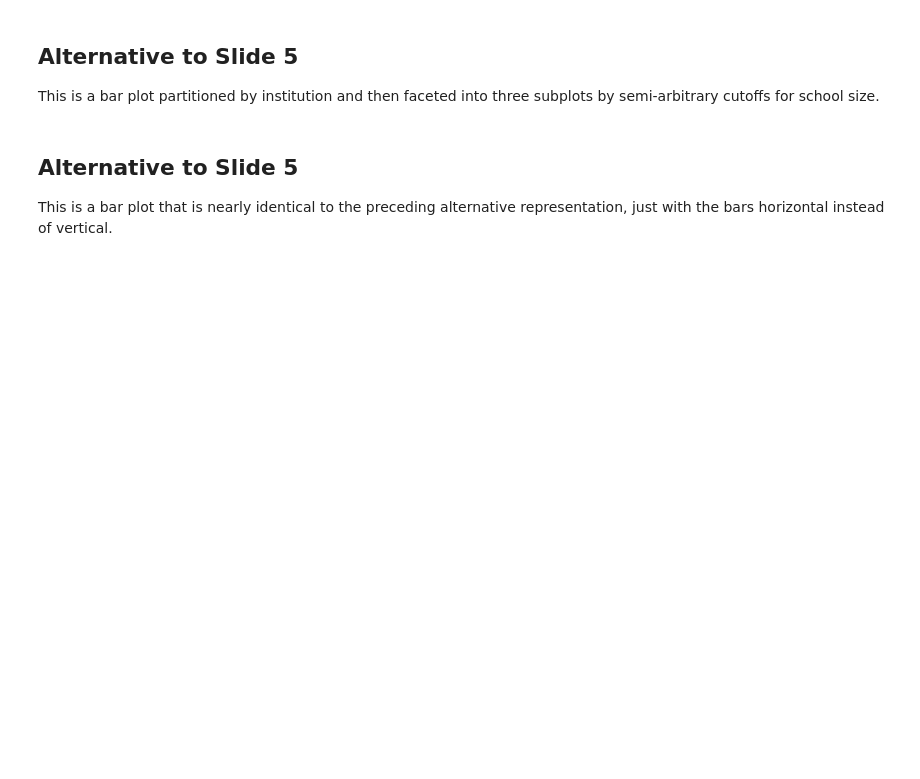
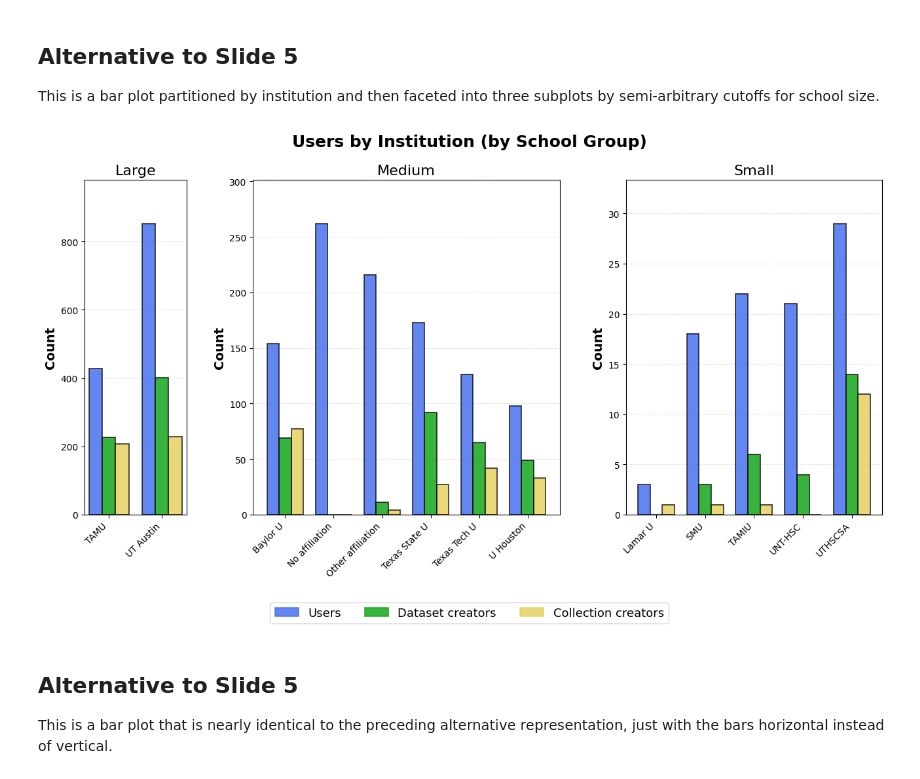
Before and after one commit to TexasDigitalLibrary/tdr-assessment-scripts, a Jupyter notebook: tcdl-graphs.ipynb, the cells around one changed output. Cells and saved outputs as stored; diff of their text form; code cells hidden in the pictures; blank space fills up the shorter version.

```diff
--- a/tcdl-graphs.ipynb
+++ b/tcdl-graphs.ipynb
@@ -402,7 +469,7 @@ This is a bar plot partitioned by institution and then faceted into three subplo
 width_ratios = [len(schools) for schools in school_groups.values()]
 
 # Create figure with GridSpec
-fig = plt.figure(figsize=(14, 7))
+fig = plt.figure(figsize=(img_width, img_height))
 gs = GridSpec(1, 3, width_ratios=width_ratios, wspace=0.3)
 
 bar_width = 0.25
@@ -432,39 +499,41 @@ for idx, (group_name, schools) in enumerate(school_groups.items()):
         # Create a mapping of institution to total for this category
         values = [category_data[category_data['institution'] == inst]['total'].values[0]
                   if inst in category_data['institution'].values else 0
                   for inst in institutions_in_group]
 
         ax.bar(x_pos + (i - 1) * bar_width, values, bar_width,
                label=category, color=colors[category], edgecolor='black', linewidth=1.2, alpha=0.8)
 
         # # Add value labels on top of bars
         # for j, val in enumerate(values):
         #     if val > 0:
         #         ax.text(j + (i - 1) * bar_width, val + (y_max * 0.01), f'{int(val)}',
         #                 ha='center', va='bottom', fontsize=10)
 
     ax.set_xticks(x_pos)
     ax.set_xticklabels(institutions_in_group, rotation=45, ha='right')
     ax.set_ylabel('Count', fontsize=14, fontweight='bold')
-    ax.set_xlabel('', fontsize=11, fontweight='bold')
-    ax.set_title(group_name, fontsize=16)
-    ax.grid(axis='y', alpha=0.3, linestyle='--')
+    ax.set_xlabel('', fontsize=legend_font, fontweight='bold')
+    ax.set_title(group_name, fontsize=axis_font)
+    ax.grid(axis='y', alpha=alpha, linestyle='--')
     ax.set_axisbelow(True)
-    ax.legend(fontsize=9, loc='upper right')  # Keep individual legends for now
+    ax.legend(fontsize=legend_font, loc='upper right')  # Keep individual legends for now
 
 # Remove individual legends and create a single shared legend
 for ax in fig.get_axes():
     ax.get_legend().remove()
 
 # Create shared legend below the plots
 handles = [plt.Rectangle((0, 0), 1, 1, color=colors[cat], edgecolor='black', linewidth=1.2, alpha=0.8)
            for cat in categories]
 fig.legend(handles, categories, loc='lower center', bbox_to_anchor=(0.5, -0.1),
-           ncol=3, fontsize=12, frameon=True)
+           ncol=3, fontsize=legend_font, frameon=True)
 
-fig.suptitle('Users by Institution (by School Group)', fontsize=18, fontweight='bold', y=0.98)
+fig.suptitle('Users by Institution (by School Group)', fontsize=title_font, fontweight='bold', y=0.98)
 plt.subplots_adjust(left=0.08, right=0.95, top=0.88, bottom=0.15)
 plt.show()
+# %% [output]
+[figure, added]
 # %% [markdown]
 ## Alternative to Slide 5
 
```
Also changed, not shown: parts of 43 cells of this notebook, 13 other files.
